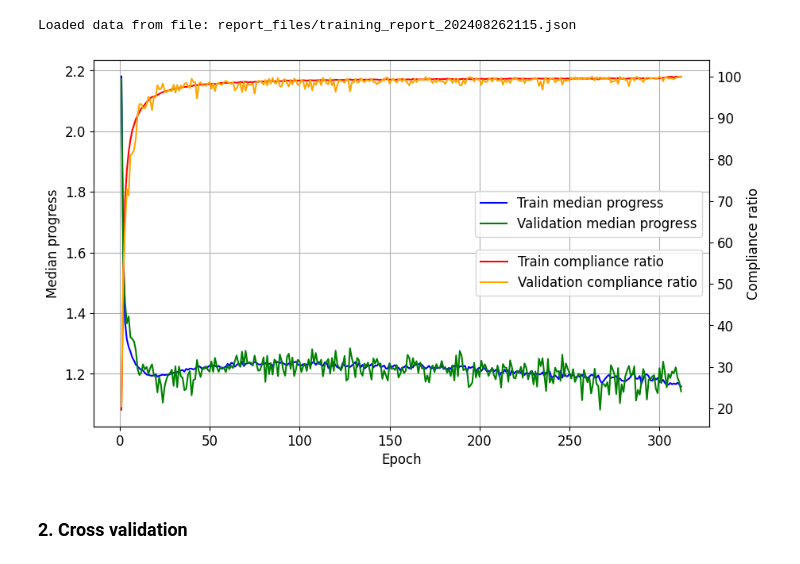
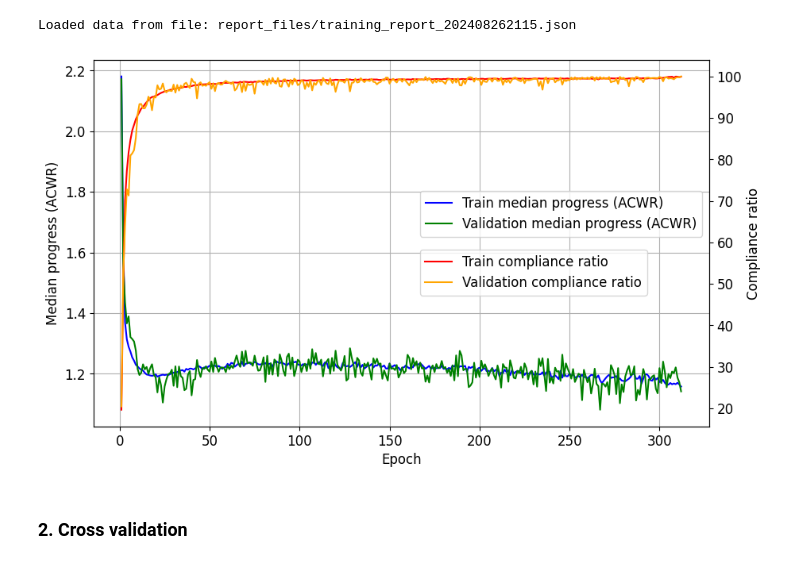
Before and after one commit to Gamified-Coaching-App/coaching_optimiser, a Jupyter notebook: src/model/report/report.ipynb, the cells around one changed output. Drawn from its saved outputs; the diff is of its cells as text; code cells hidden in the pictures.

```diff
--- a/src/model/report/report.ipynb
+++ b/src/model/report/report.ipynb
@@ -28,38 +28,38 @@ Loaded data from file: report_files/training_report_202408262115.json
 # %%
 train_median_progress = data_training['LSTM+Dense']['train_median_progress']
 train_compliance_ratios = data_training['LSTM+Dense']['train_compliance_ratios']
 val_median_progress = data_training['LSTM+Dense']['val_median_progress']
 val_compliance_ratios = data_training['LSTM+Dense']['val_compliance_ratios']
 
 assert len(train_median_progress) == len(train_compliance_ratios) == len(val_median_progress) == len(val_compliance_ratios), \
     f"Arrays do not have the same length: train_median_progress={len(train_median_progress)}, " \
     f"train_compliance_ratios={len(train_compliance_ratios)}, " \
     f"val_median_progress={len(val_median_progress)}, " \
     f"val_compliance_ratios={len(val_compliance_ratios)}"
 
 epochs = list(range(1, len(train_median_progress) + 1))
 
 fig, ax1 = plt.subplots(figsize=(10, 6))
 
-ax1.plot(epochs, train_median_progress, linestyle='-', color='blue', label='Train median progress')
-ax1.plot(epochs, val_median_progress, linestyle='-', color='green', label='Validation median progress')
+ax1.plot(epochs, train_median_progress, linestyle='-', color='blue', label='Train median progress (ACWR)')
+ax1.plot(epochs, val_median_progress, linestyle='-', color='green', label='Validation median progress (ACWR)')
 ax1.set_xlabel('Epoch', fontsize=12)
-ax1.set_ylabel('Median progress', fontsize=12)
+ax1.set_ylabel('Median progress (ACWR)', fontsize=12)
 ax1.tick_params(axis='both', which='major', labelsize=12)
 ax1.grid(True)
 
 ax2 = ax1.twinx()
 ax2.plot(epochs, train_compliance_ratios, linestyle='-', color='red', label='Train compliance ratio')
 ax2.plot(epochs, val_compliance_ratios, linestyle='-', color='orange', label='Validation compliance ratio')
 ax2.set_ylabel('Compliance ratio', fontsize=12)
 ax2.tick_params(axis='both', which='major', labelsize=12)
 
 ax1.legend(loc='center right', bbox_to_anchor=(1, 0.58), fontsize=12)
-ax2.legend(loc='center right', bbox_to_anchor=(1, 0.42), fontsize=12)
+ax2.legend(loc='center right', bbox_to_anchor=(0.91, 0.42), fontsize=12)
 
 plt.show()
 # %% [output]
-[figure, old version]
+[figure, new version]
 # %% [markdown]
 ### 2. Cross validation
 # %%
```
Also changed, not shown: parts of 7 cells of this notebook.
